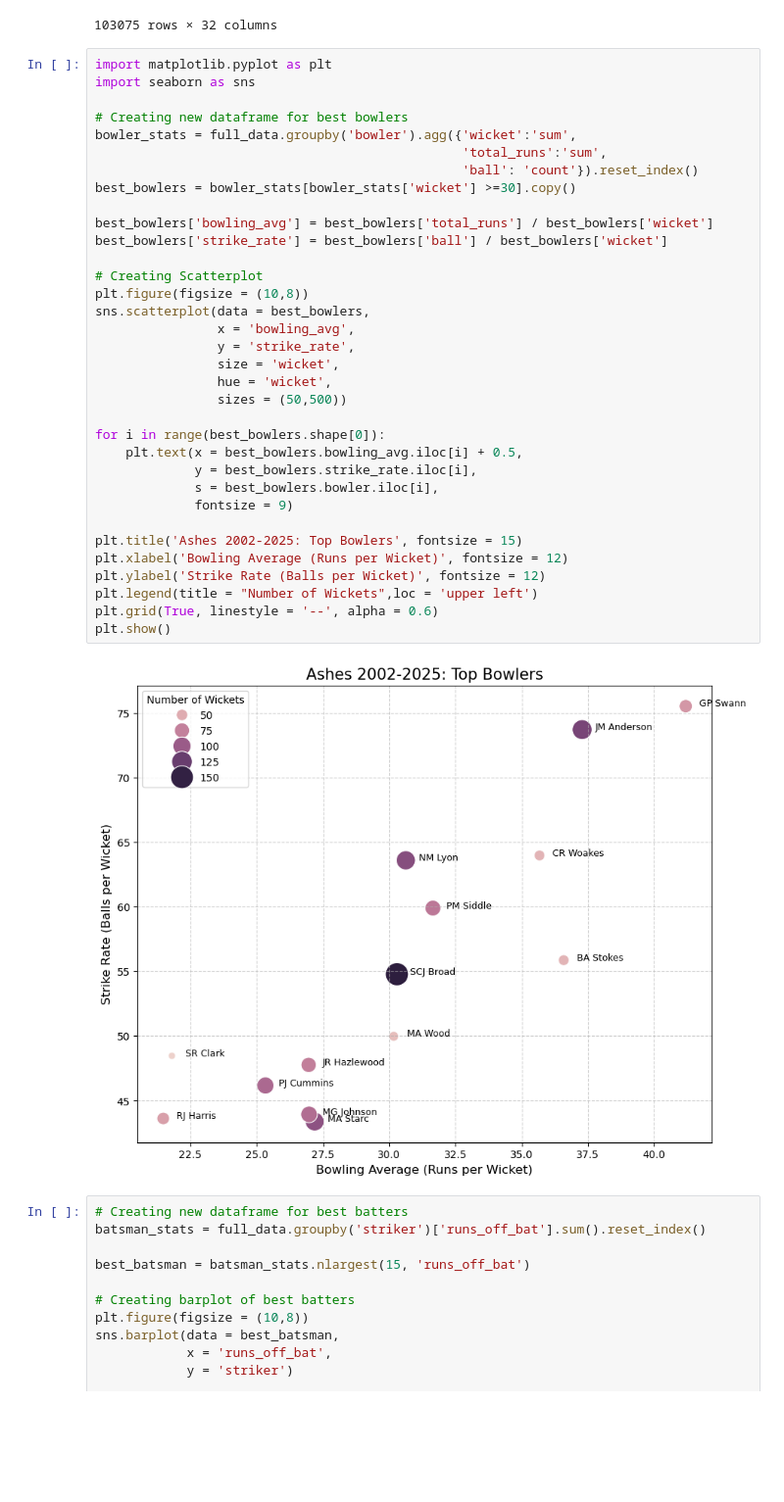
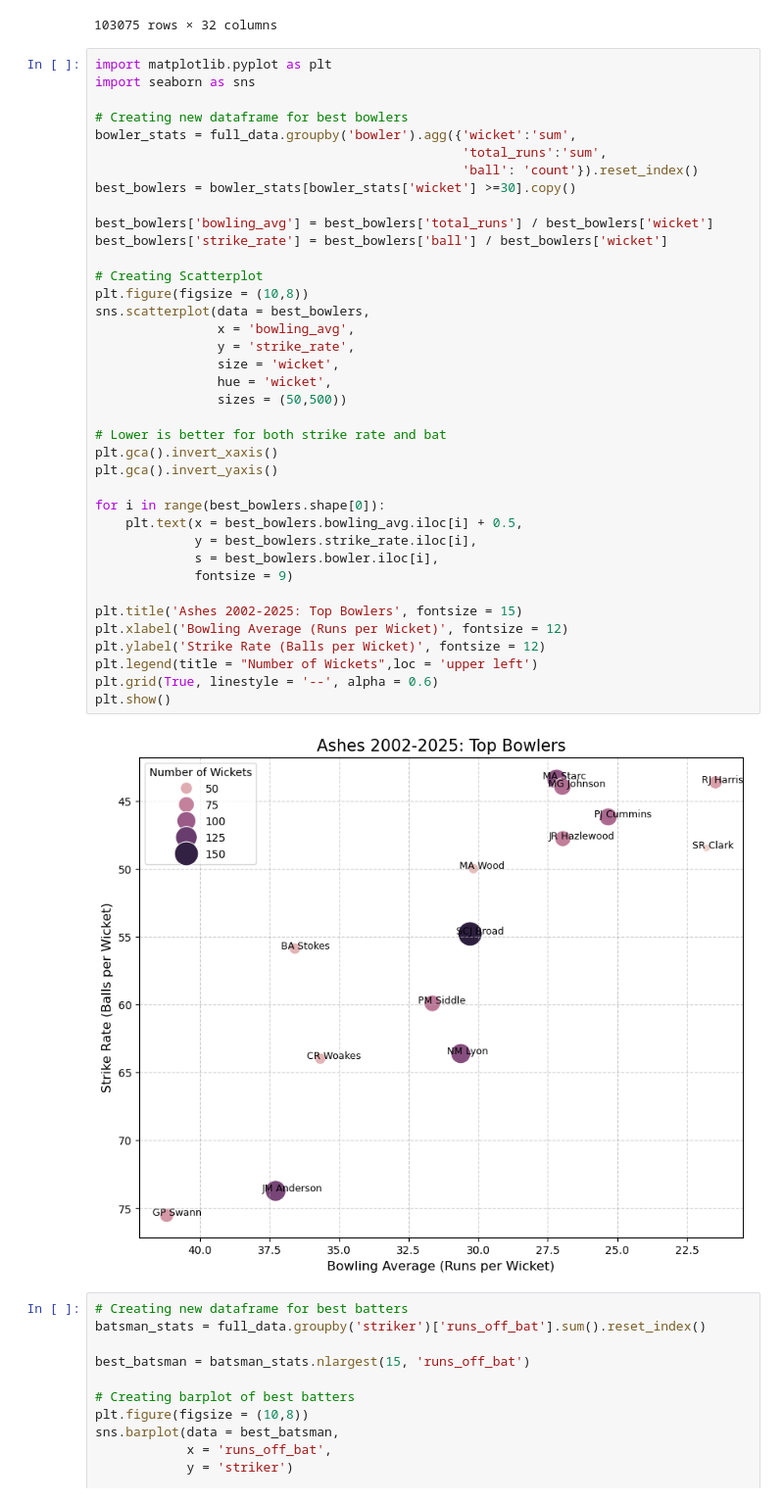
Before and after one commit to zoeh6176-sketch/Programming-Assessment, a Jupyter notebook: Untitled.ipynb, the cells around one changed output. Shown at 98% size. Drawn from its saved outputs; the diff is of its cells as text; blank space fills up the shorter version.

Commit message:
Inverting axis on top bowler plot

```diff
--- a/Untitled.ipynb
+++ b/Untitled.ipynb
@@ -113,34 +113,38 @@ import seaborn as sns
 bowler_stats = full_data.groupby('bowler').agg({'wicket':'sum',
                                                 'total_runs':'sum',
                                                 'ball': 'count'}).reset_index()
 best_bowlers = bowler_stats[bowler_stats['wicket'] >=30].copy()
 
 best_bowlers['bowling_avg'] = best_bowlers['total_runs'] / best_bowlers['wicket']
 best_bowlers['strike_rate'] = best_bowlers['ball'] / best_bowlers['wicket']
 
 # Creating Scatterplot
 plt.figure(figsize = (10,8))
 sns.scatterplot(data = best_bowlers,
                 x = 'bowling_avg',
                 y = 'strike_rate',
                 size = 'wicket',
                 hue = 'wicket',
                 sizes = (50,500))
 
+# Lower is better for both strike rate and bat
+plt.gca().invert_xaxis()
+plt.gca().invert_yaxis()
+
 for i in range(best_bowlers.shape[0]):
     plt.text(x = best_bowlers.bowling_avg.iloc[i] + 0.5,
              y = best_bowlers.strike_rate.iloc[i],
              s = best_bowlers.bowler.iloc[i],
              fontsize = 9)
 
 plt.title('Ashes 2002-2025: Top Bowlers', fontsize = 15)
 plt.xlabel('Bowling Average (Runs per Wicket)', fontsize = 12)
 plt.ylabel('Strike Rate (Balls per Wicket)', fontsize = 12)
 plt.legend(title = "Number of Wickets",loc = 'upper left')
 plt.grid(True, linestyle = '--', alpha = 0.6)
 plt.show()
 # %% [output]
-[figure, old version]
+[figure, new version]
 # %%
 # Creating new dataframe for best batters
 batsman_stats = full_data.groupby('striker')['runs_off_bat'].sum().reset_index()
```
